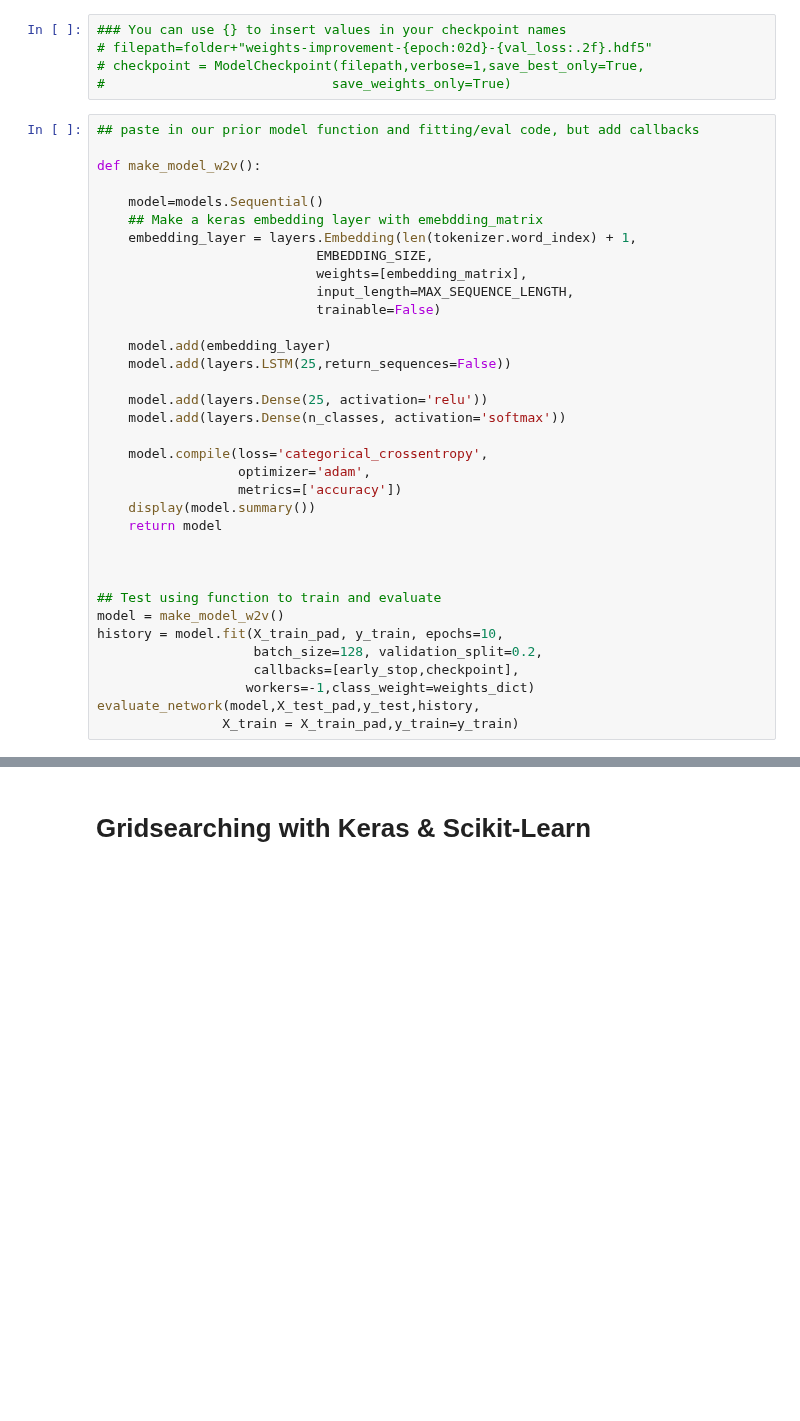
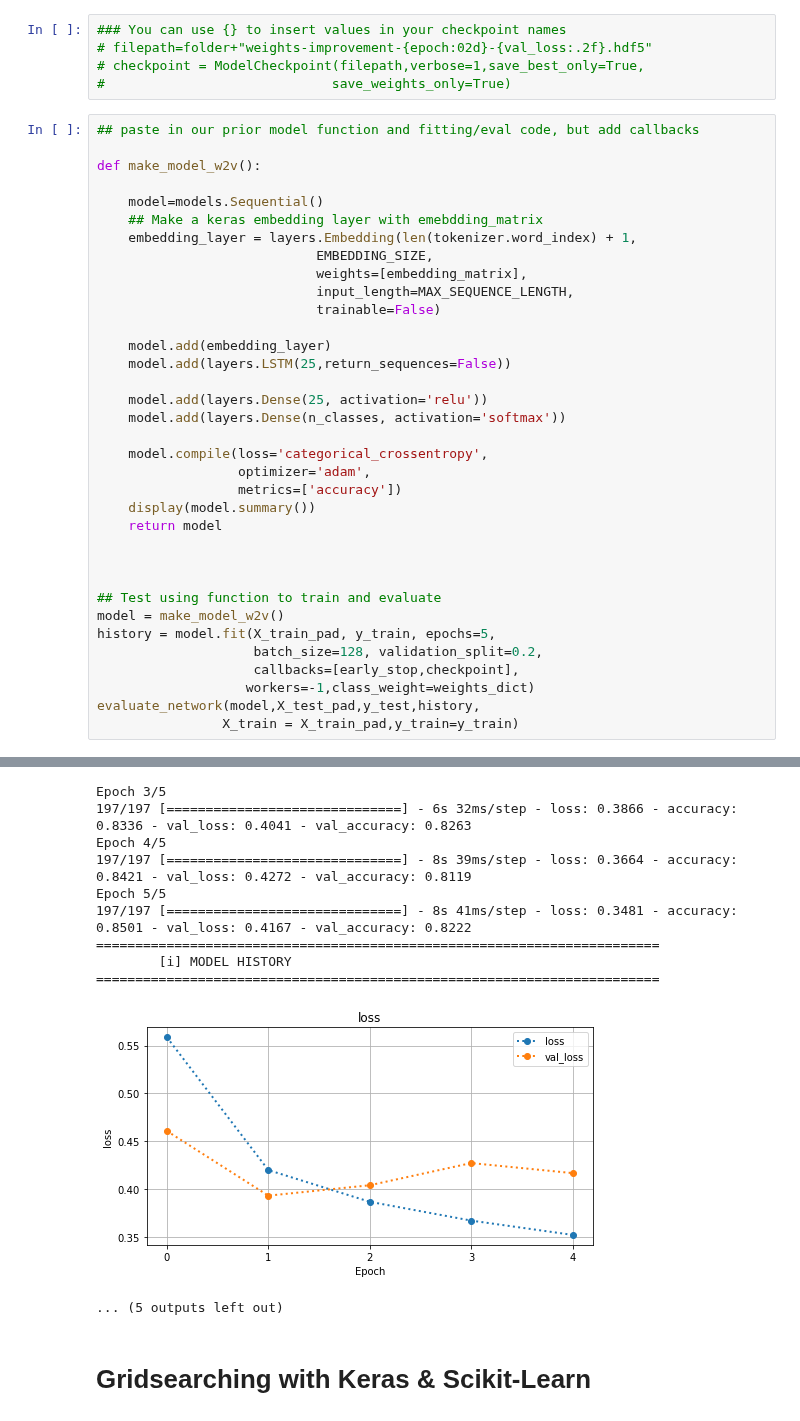
Before and after one commit to flatiron-school/Online-DS-FT-022221-Cohort-Notes, a Jupyter notebook: Phase_4/topic_42_tuning_neural_networks/instructor/topic_42_tuning_ANNs_with_deep_NLP_v1_instructor.ipynb, the cells around one changed output, grey strips where cells are left out. Saved outputs shown, nothing was run; the diff lists cells and outputs as text; blank space fills up the shorter version.

Commit message:
Ran and saved instructor notebook with outputs

```diff
--- a/Phase_4/topic_42_tuning_neural_networks/instructor/topic_42_tuning_ANNs_with_deep_NLP_v1_instructor.ipynb
+++ b/Phase_4/topic_42_tuning_neural_networks/instructor/topic_42_tuning_ANNs_with_deep_NLP_v1_instructor.ipynb
@@ -1367,9 +1481,10 @@ def make_model_w2v():
 
 ## Test using function to train and evaluate
 model = make_model_w2v()
-history = model.fit(X_train_pad, y_train, epochs=10,
+history = model.fit(X_train_pad, y_train, epochs=5,
                     batch_size=128, validation_split=0.2,
                     callbacks=[early_stop,checkpoint],
                    workers=-1,class_weight=weights_dict)
 evaluate_network(model,X_test_pad,y_test,history,
                 X_train = X_train_pad,y_train=y_train)
+# %% [output]
@@ -1376,3 +1520,14 @@ evaluate_network(model,X_test_pad,y_test,history,
+Epoch 3/5
+197/197 [==============================] - 6s 32ms/step - loss: 0.3866 - accuracy: 0.8336 - val_loss: 0.4041 - val_accuracy: 0.8263
+Epoch 4/5
+197/197 [==============================] - 8s 39ms/step - loss: 0.3664 - accuracy: 0.8421 - val_loss: 0.4272 - val_accuracy: 0.8119
+Epoch 5/5
+197/197 [==============================] - 8s 41ms/step - loss: 0.3481 - accuracy: 0.8501 - val_loss: 0.4167 - val_accuracy: 0.8222
+========================================================================
+        [i] MODEL HISTORY
+========================================================================
+[figure, added]
+... (5 outputs left out)
 # %% [markdown]
 # Gridsearching with Keras & Scikit-Learn
 # %% [markdown]
```
Also changed, not shown: parts of 21 cells of this notebook, 1 other file.
